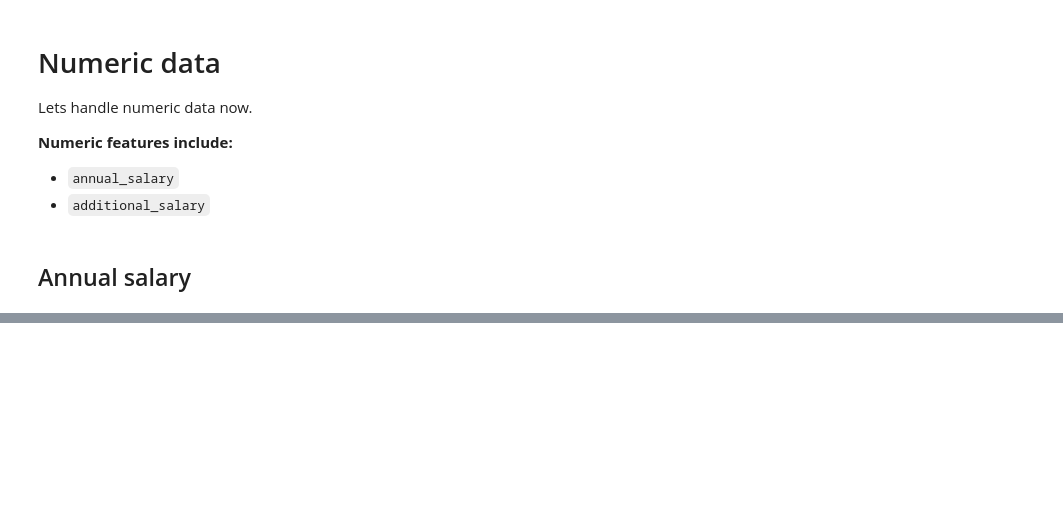
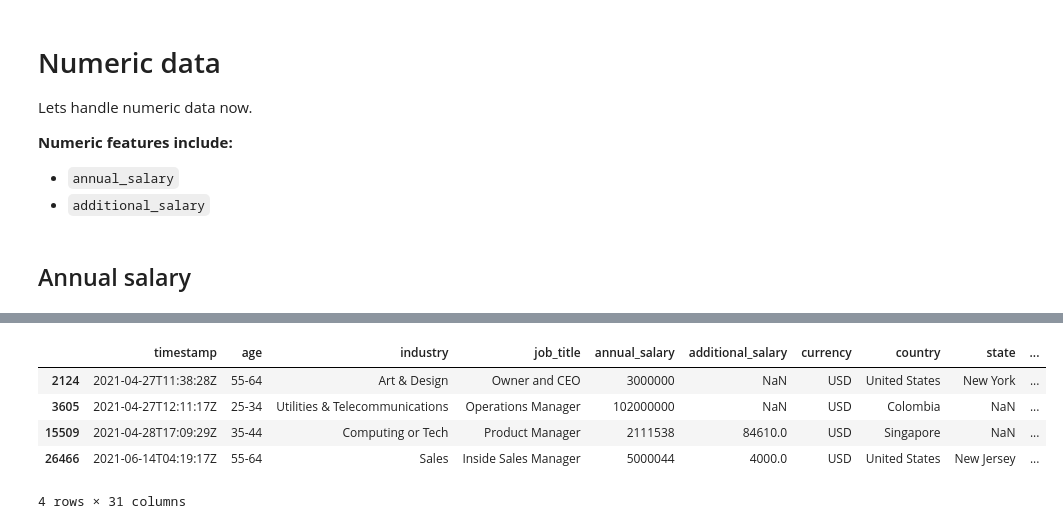
Before and after one commit to OlaPietka/Data-Cleaning-project, a Jupyter notebook: data_preparation.ipynb, the cells around one changed output, grey strips where cells are left out. Drawn from its saved outputs; the diff is of its cells as text; code cells hidden in the pictures; blank space fills up the shorter version.

```diff
--- a/data_preparation.ipynb
+++ b/data_preparation.ipynb
@@ -679,0 +1034,14 @@ data['annual_salary']
+# %%
+# calculate upper and lower limits
+upper_limit = data.total_salary_USD.mean() + 3 * data.total_salary_USD.std()
+lower_limit = data.total_salary_USD.mean() -3 * data.total_salary_USD.std()
+
+# show outliers
+data[~((data.total_salary_USD < upper_limit) & (data.total_salary_USD > lower_limit))]
+# %% [output]
+|  | timestamp | age | industry | job_title | annual_salary | additional_salary | currency | country | state | ... |
+| 2124 | 2021-04-27T11:38:28Z | 55-64 | Art & Design | Owner and CEO | 3000000 | NaN | USD | United States | New York | ... |
+| 3605 | 2021-04-27T12:11:17Z | 25-34 | Utilities & Telecommunications | Operations Manager | 102000000 | NaN | USD | Colombia | NaN | ... |
+| 15509 | 2021-04-28T17:09:29Z | 35-44 | Computing or Tech | Product Manager | 2111538 | 84610.0 | USD | Singapore | NaN | ... |
+| 26466 | 2021-06-14T04:19:17Z | 55-64 | Sales | Inside Sales Manager | 5000044 | 4000.0 | USD | United States | New Jersey | ... |
+4 rows × 31 columns
```
Also changed, not shown: parts of 55 cells of this notebook.
